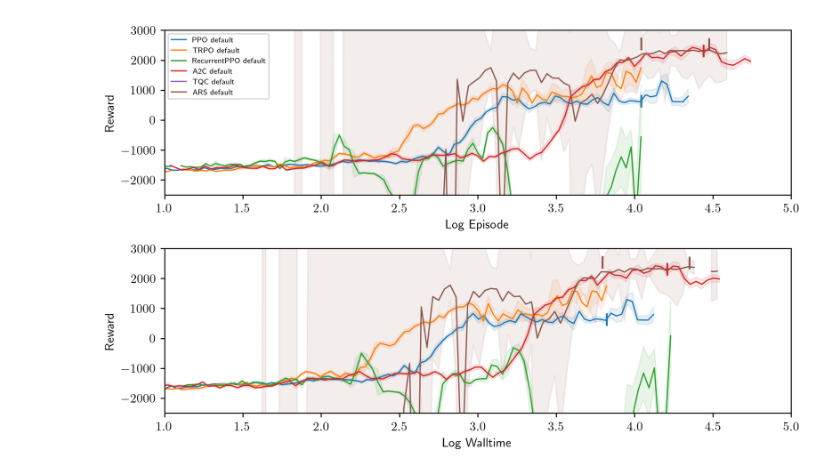
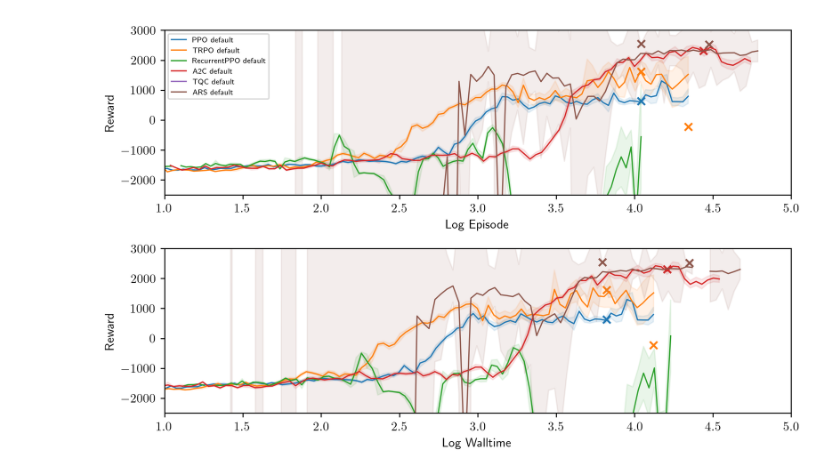
Before and after one commit to nathanhigginbotham/ChainRL2, a Jupyter notebook: plot.ipynb, the cells around one changed output. Drawn from its saved outputs; the diff is of its cells as text; code cells hidden in the pictures.

```diff
--- a/plot.ipynb
+++ b/plot.ipynb
@@ -204,38 +202,38 @@ def plot_training_curves(env_name, model_names, xlims, ylims):
         ax[1].fill_between(t_binned_mean_r.bin_edges[1:], t_binned_mean_r.statistic + t_binned_std_r.statistic,
                            t_binned_mean_r.statistic - t_binned_std_r.statistic, color=cmap(i), alpha=alpha)
 
-        ax[0].scatter(np.log10(restart_idxs), restart_rs, color=cmap(i), s=100, marker='|')
-        ax[1].scatter(np.log10(restart_ts), restart_rs, color=cmap(i), s=100, marker='|')
+        ax[0].scatter(np.log10(restart_idxs), restart_rs, color=cmap(i), marker='x')
+        ax[1].scatter(np.log10(restart_ts), restart_rs, color=cmap(i), marker='x')
 
         # ax[1].plot(data['t'], data['r'], linewidth=linewidth, alpha=0.4, color=colors[i]))
 
     ax[0].legend(fontsize=6)
 
     ax[0].set_xlabel('Log Episode')
     ax[0].set_ylabel('Reward')
 
     ax[1].set_xlabel('Log Walltime')
     ax[1].set_ylabel('Reward')
 
     ax[0].set_xlim(*xlims)
     ax[1].set_xlim(*xlims)
 
     ax[0].set_ylim(*ylims)
     ax[1].set_ylim(*ylims)
 
     fig.tight_layout()
 
     save_dir = f'./figures/{env_name}/'
 
     if not os.path.exists(save_dir):
         os.makedirs(save_dir)
 
     fig.savefig(save_dir + 'training.pdf')
     fig.show()
 
 models = [('PPO', 'default'), ('TRPO', 'default'), ('RecurrentPPO', 'default'), ('A2C', 'default'), ('TQC', 'default'), ('ARS', 'default')]
 
 plot_training_curves('NetworkManagement-v1-100', models, (1, 5), (-2500, 3000))
 #plot_training_curves('InvManagement-v1', models)
 # %% [output]
-[figure, old version]
+[figure, new version]
```
Also changed, not shown: parts of 1 cell of this notebook, 5 other files.
